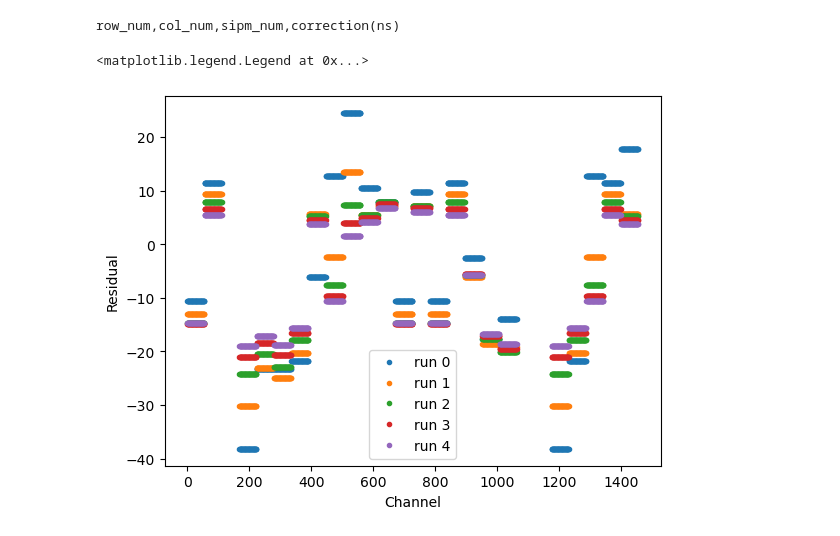
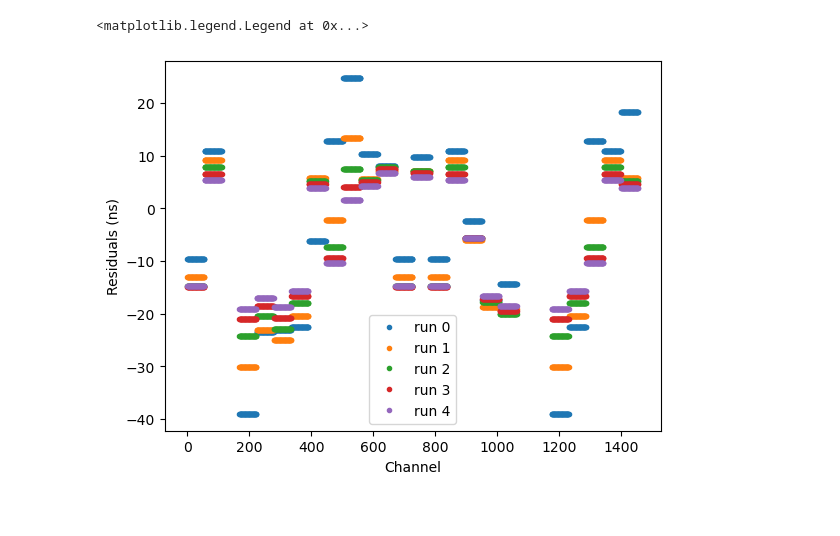
Before and after one commit to Mu2e/CaloCalibration, a Jupyter notebook: CosmicsCalib/vst/time_calibration/t_cal.ipynb, the cells around one changed output. Drawn from its saved outputs; the diff is of its cells as text; code cells hidden in the pictures.

```diff
--- a/CosmicsCalib/vst/time_calibration/t_cal.ipynb
+++ b/CosmicsCalib/vst/time_calibration/t_cal.ipynb
@@ -58,7 +58,7 @@ class Cosmic(ak.Record):
                 t_arr[i] += cal_corection[row, col, sipm]
             #I can't really understand why this np.average operation is losing the ns,
             #assigning them again schouldn't be necessary, but it is
-            t_0_ev = pq.Quantity(np.average(t_arr, weights= self.Qval[q_filter]), 'ns')
+            t_0_ev = np.average(t_arr, weights= self.Qval[q_filter]) * pq.ns
             for time, y, row, col, sipm in zip(t_arr,
                                                self.Yval[q_filter],
                                                self.iRow[q_filter],
@@ -148,28 +148,26 @@ save_f_name = input("Name [path] of the calibration file to save:")
 with open(save_f_name, mode = 'w') as file:
     print("Calorimeter time calibration values", file= file)
     print(n_runs, " Runs on file: ", hits_path, file= file)
-    print("row_num,col_num,sipm_num,correction(ns)")
+    print("row_num,col_num,sipm_num,correction(ns)", file= file)
     for row in range(N_ROWS):
         for col in range(N_COLUMNS):
             for sipm in range(N_SIPMS):
                 print(row, col, sipm, cal_corection[row, col, sipm].item(), file= file, sep= ",")
-# %% [output]
-row_num,col_num,sipm_num,correction(ns)
 # %%
 #Plot the residuals
 fig, ax = plt.subplots()
 ax.set_xlabel("Channel")
-ax.set_ylabel("Residual")
+ax.set_ylabel("Residuals (ns)")
 
 for run in range(n_runs):
     y_values = []
     for row in range(N_ROWS):
         for col in range(N_COLUMNS):
             for sipm in range(N_SIPMS):
                 y_values.append(mean_res_arr[run, row, col, sipm])
     ax.plot(y_values, marker = '.', linestyle= 'none', label="run " + str(run))
 
 ax.legend()
 # %% [output]
 <matplotlib.legend.Legend at 0x...>
-[figure, old version]
+[figure, new version]
```
Also changed, not shown: parts of 1 cell of this notebook.
